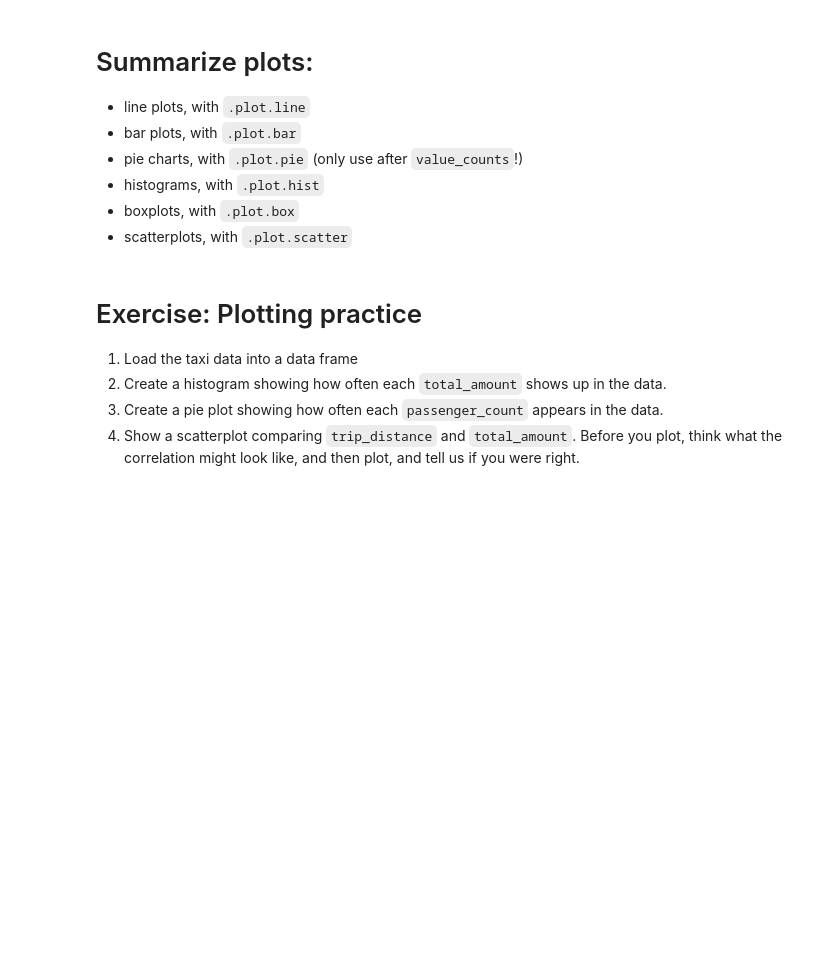
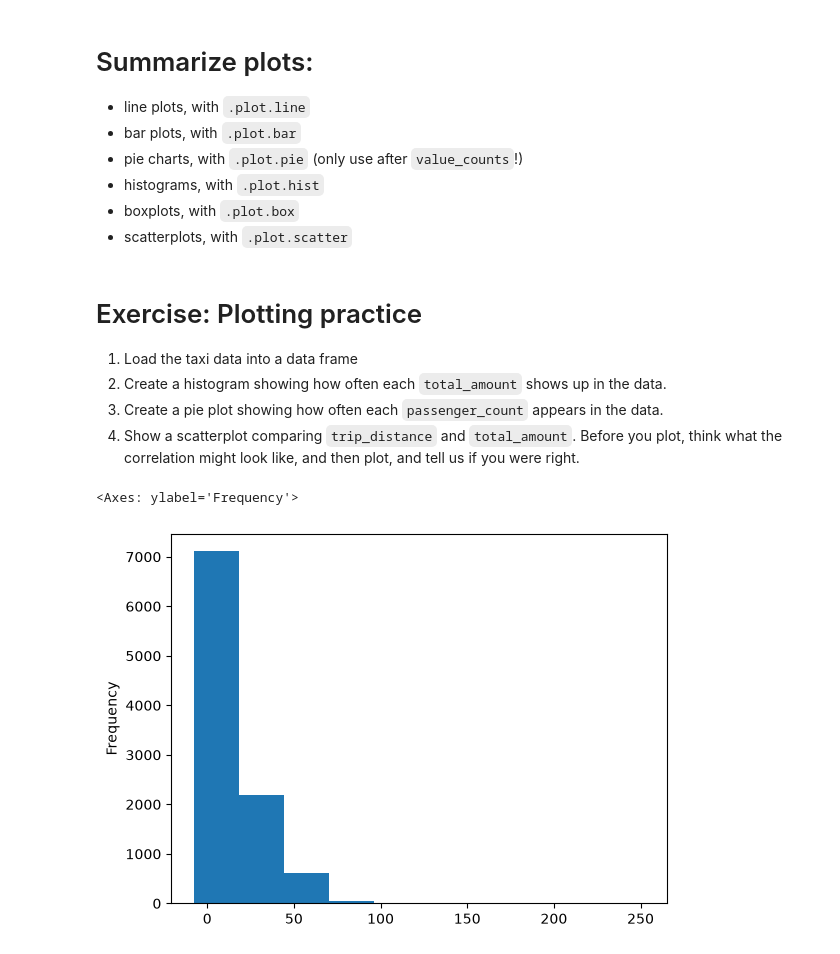
Before and after one commit to reuven/OReilly-PythonData-2026-06, a Jupyter notebook: OReilly-PythonData-2026-06-22.ipynb, the cells around one changed output. Saved outputs shown, nothing was run; the diff lists cells and outputs as text; code cells hidden in the pictures; blank space fills up the shorter version.

```diff
--- a/OReilly-PythonData-2026-06-22.ipynb
+++ b/OReilly-PythonData-2026-06-22.ipynb
@@ -1403,3 +1403,10 @@ olympics_df.plot.scatter(x='Height', y='Weight', c='Sex', cmap='autumn')
 2. Create a histogram showing how often each `total_amount` shows up in the data.
 3. Create a pie plot showing how often each `passenger_count` appears in the data.
 4. Show a scatterplot comparing `trip_distance` and `total_amount`. Before you plot, think what the correlation might look like, and then plot, and tell us if you were right.
+# %%
+# Create a histogram showing how often each total_amount shows up in the data.
+
+df['total_amount'].plot.hist()
+# %% [output]
+<Axes: ylabel='Frequency'>
+[figure, added]
```
Also changed, not shown: parts of 1 cell of this notebook.
